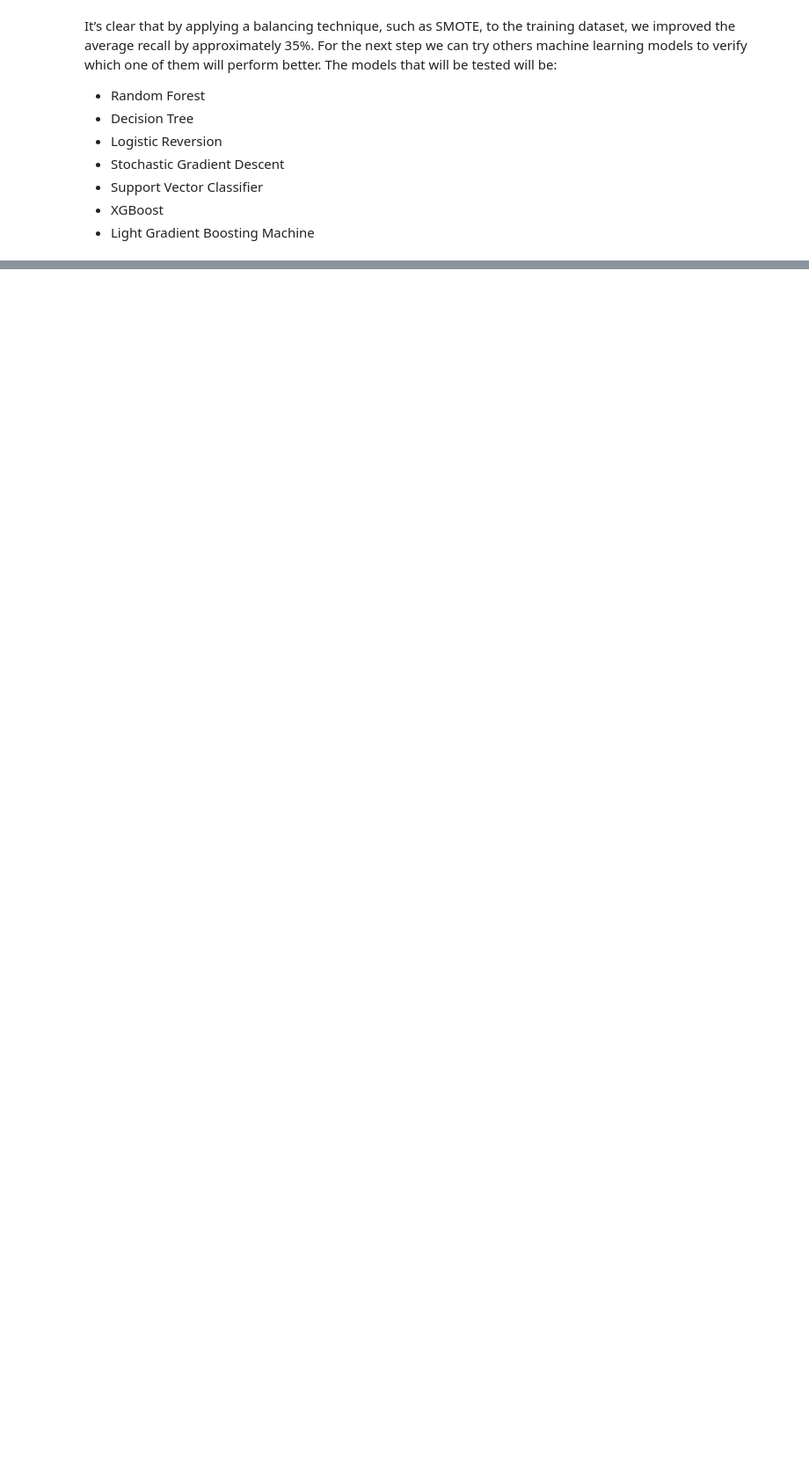
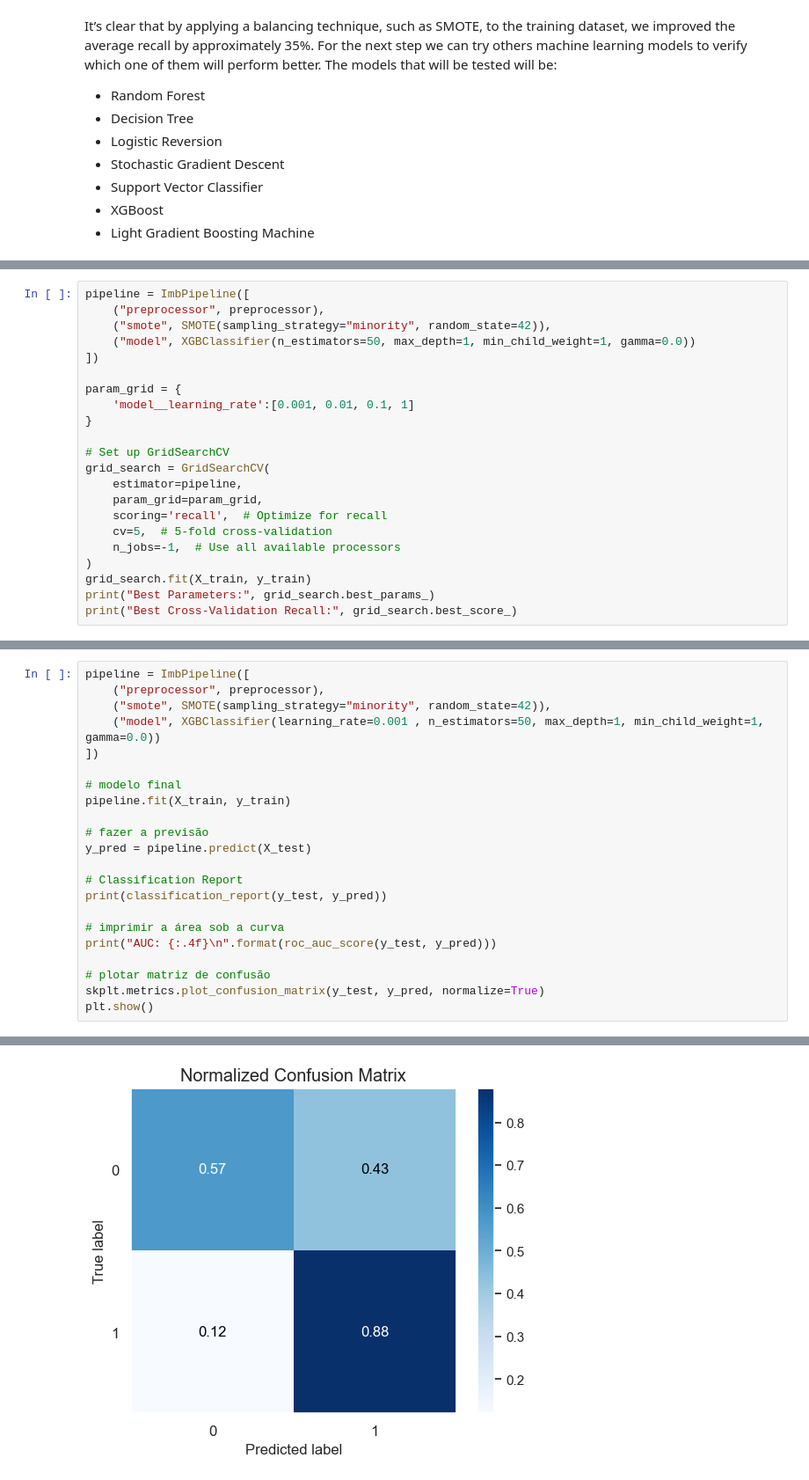
Before and after one commit to hugomaestri/data_science, a Jupyter notebook: 4-Customer_Churn_Prediction.ipynb, the cells around one changed output, grey strips where cells are left out. Shown at 88% size. Cells and saved outputs as stored; diff of their text form; blank space fills up the shorter version.

```diff
--- a/4-Customer_Churn_Prediction.ipynb
+++ b/4-Customer_Churn_Prediction.ipynb
@@ -667,0 +803,22 @@ Average ROC-AUC: 0.84 (+/- 0.01)
+# %%
+pipeline = ImbPipeline([
+    ("preprocessor", preprocessor),
+    ("smote", SMOTE(sampling_strategy="minority", random_state=42)),
+    ("model", XGBClassifier(n_estimators=50, max_depth=1, min_child_weight=1, gamma=0.0))
+])
+
+param_grid = {
+    'model__learning_rate':[0.001, 0.01, 0.1, 1]
+}
+
+# Set up GridSearchCV
+grid_search = GridSearchCV(
+    estimator=pipeline,
+    param_grid=param_grid,
+    scoring='recall',  # Optimize for recall
+    cv=5,  # 5-fold cross-validation
+    n_jobs=-1,  # Use all available processors
+)
+grid_search.fit(X_train, y_train)
+print("Best Parameters:", grid_search.best_params_)
+print("Best Cross-Validation Recall:", grid_search.best_score_)
@@ -667,0 +828,23 @@ Average ROC-AUC: 0.84 (+/- 0.01)
+# %%
+pipeline = ImbPipeline([
+    ("preprocessor", preprocessor),
+    ("smote", SMOTE(sampling_strategy="minority", random_state=42)),
+    ("model", XGBClassifier(learning_rate=0.001 , n_estimators=50, max_depth=1, min_child_weight=1, gamma=0.0))
+])
+
+# modelo final
+pipeline.fit(X_train, y_train)
+
+# fazer a previsão
+y_pred = pipeline.predict(X_test)
+
+# Classification Report
+print(classification_report(y_test, y_pred))
+
+# imprimir a área sob a curva
+print("AUC: {:.4f}\n".format(roc_auc_score(y_test, y_pred)))
+
+# plotar matriz de confusão
+skplt.metrics.plot_confusion_matrix(y_test, y_pred, normalize=True)
+plt.show()
+# %% [output]
@@ -667,0 +861 @@ Average ROC-AUC: 0.84 (+/- 0.01)
+[figure, added]
```
Also changed, not shown: parts of 20 cells of this notebook.
